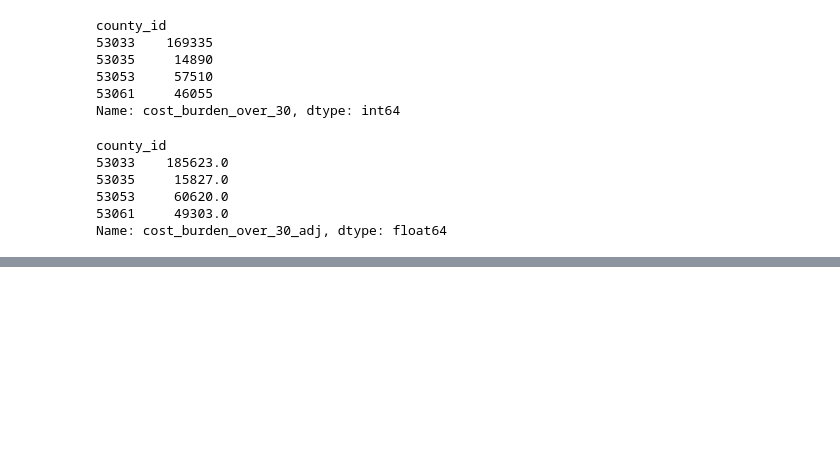
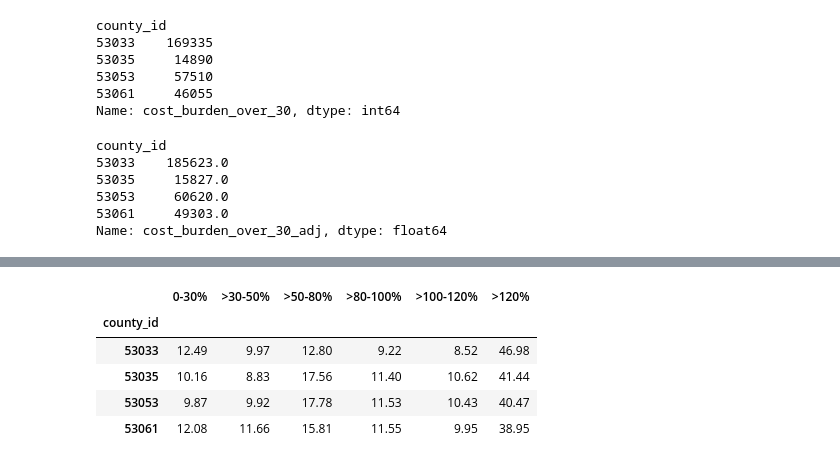
Before and after one commit to psrc/housing-need, a Jupyter notebook: projects/summer2026/scratch.ipynb, the cells around one changed output, grey strips where cells are left out. Saved outputs shown, nothing was run; the diff lists cells and outputs as text; code cells hidden in the pictures; blank space fills up the shorter version.

```diff
--- a/projects/summer2026/scratch.ipynb
+++ b/projects/summer2026/scratch.ipynb
@@ -71,0 +209,53 @@ chas
+# %%
+# Exhibit 24: share of households by income level
+# CHAS lumps all >100% HAMFI together, so PUMS is used to split it into >100-120% and >120%
+import io
+import zipfile
+
+def read_hud_il(path):
+    """Read a HUD Income Limits workbook, dropping its core-properties part (malformed dates break openpyxl)."""
+    buf = io.BytesIO()
+    with zipfile.ZipFile(path) as zin, zipfile.ZipFile(buf, 'w') as zout:
+        for item in zin.infolist():
+            if item.filename != 'docProps/core.xml':
+                zout.writestr(item, zin.read(item.filename))
+    buf.seek(0)
+    return pd.read_excel(buf)
+
+# FY2024 median family income (4-person) matches the 2024 dollars of PUMS incomes
+hud = read_hud_il('data/' + cfg['data']['hud_income_limits'])
+hud = hud[hud['stusps'] == 'WA'].assign(county_id=lambda d: d['fips'] // 100000).set_index('county_id')
+ami4 = hud['median2024']
+
+size_factor = {1: 0.70, 2: 0.80, 3: 0.90, 4: 1.0, 5: 1.08, 6: 1.16, 7: 1.24, 8: 1.32}
+puma_cnty = pd.read_csv(intermediate_dir + 'puma_geog_lookup_cnty.csv')[['PUMA', 'county_id']]
+pums = (
+    pd.read_csv(intermediate_dir + 'psam_h53.csv', usecols=['PUMA', 'HINCP', 'ADJINC', 'NP', 'WGTP', 'TYPEHUGQ'])
+    .query('TYPEHUGQ == 1 and NP > 0 and WGTP > 0')
+    .dropna(subset=['HINCP'])
+    .merge(puma_cnty, on='PUMA')
+)
+hamfi = pums['NP'].clip(upper=8).map(size_factor) * pums['county_id'].map(ami4)
+pums['ratio'] = pums['HINCP'] * pums['ADJINC'] / 1e6 / hamfi
+
+def share_100_120_of_over_100(df):
+    """Share of households above 100% HAMFI that are at or below 120%."""
+    r, w = df['ratio'].to_numpy(), df['WGTP'].to_numpy()
+    return w[(r > 1) & (r <= 1.2)].sum() / w[r > 1].sum()
+
+hh_by_inc = chas.pivot_table(index='county_id', columns=chas.groupby('county_id').cumcount(), values='total_hh')
+levels6 = levels + ['>120%']
+pct = pd.DataFrame(index=hh_by_inc.index, columns=levels6, dtype=float)
+for cid, row in hh_by_inc.iterrows():
+    total_hh = row.sum()
+    r120 = share_100_120_of_over_100(pums[pums['county_id'] == cid])
+    over100 = row.iloc[4] / total_hh
+    pct.loc[cid] = [*(row.iloc[:4] / total_hh), over100 * r120, over100 * (1 - r120)]
+(pct * 100).round(2)
+# %% [output]
+|  | 0-30% | >30-50% | >50-80% | >80-100% | >100-120% | >120% |
+| county_id |  |  |  |  |  |  |
+| 53033 | 12.49 | 9.97 | 12.80 | 9.22 | 8.52 | 46.98 |
+| 53035 | 10.16 | 8.83 | 17.56 | 11.40 | 10.62 | 41.44 |
+| 53053 | 9.87 | 9.92 | 17.78 | 11.53 | 10.43 | 40.47 |
+| 53061 | 12.08 | 11.66 | 15.81 | 11.55 | 9.95 | 38.95 |
```
Also changed, not shown: parts of 5 cells of this notebook, 3 other files.
